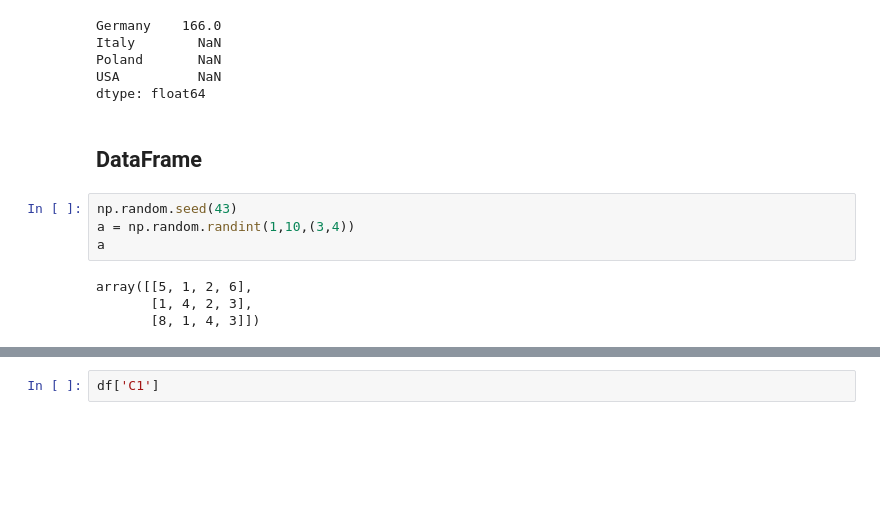
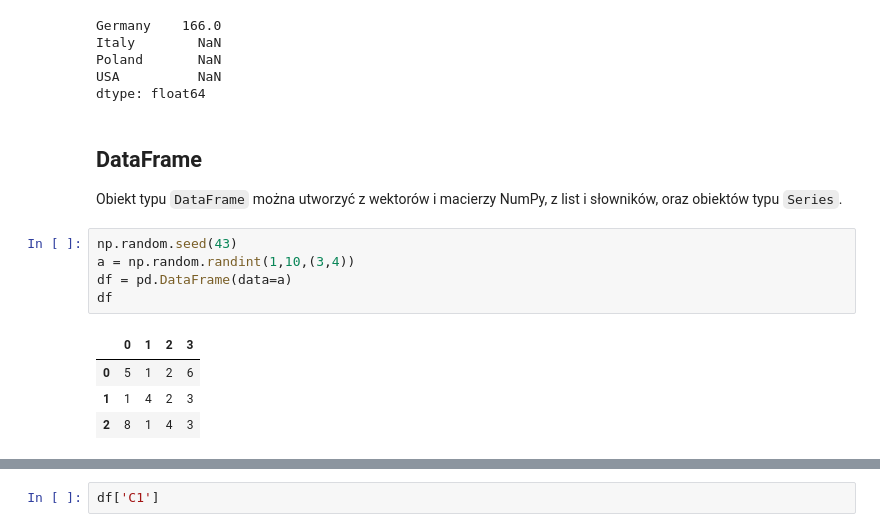
Before and after one commit to trypuz/ai_dla_kazdego, a Jupyter notebook: data_science_dla_kazdego/pandas.ipynb, the cells around one changed output, grey strips where cells are left out. Saved outputs shown, nothing was run; the diff lists cells and outputs as text; blank space fills up the shorter version.

Commit message:
tworzenie DataFrame

```diff
--- a/data_science_dla_kazdego/pandas.ipynb
+++ b/data_science_dla_kazdego/pandas.ipynb
@@ -153,16 +155,20 @@ Italy        NaN
 Poland       NaN
 USA          NaN
 dtype: float64
-# %% [markdown]
-## DataFrame
+# %% [markdown]
+## DataFrame
+
+Obiekt typu `DataFrame` można utworzyć z wektorów i macierzy NumPy, z list i słowników, oraz obiektów typu `Series`.
 # %%
 np.random.seed(43)
 a = np.random.randint(1,10,(3,4))
-a
+df = pd.DataFrame(data=a)
+df
 # %% [output]
-array([[5, 1, 2, 6],
-       [1, 4, 2, 3],
-       [8, 1, 4, 3]])
+|  | 0 | 1 | 2 | 3 |
+| 0 | 5 | 1 | 2 | 6 |
+| 1 | 1 | 4 | 2 | 3 |
+| 2 | 8 | 1 | 4 | 3 |
 # %%
 index = ['R1', 'R2', 'R3']
 columns = ['C1', 'C2', 'C3', 'C4']
```
Also changed, not shown: parts of 5 cells of this notebook.
